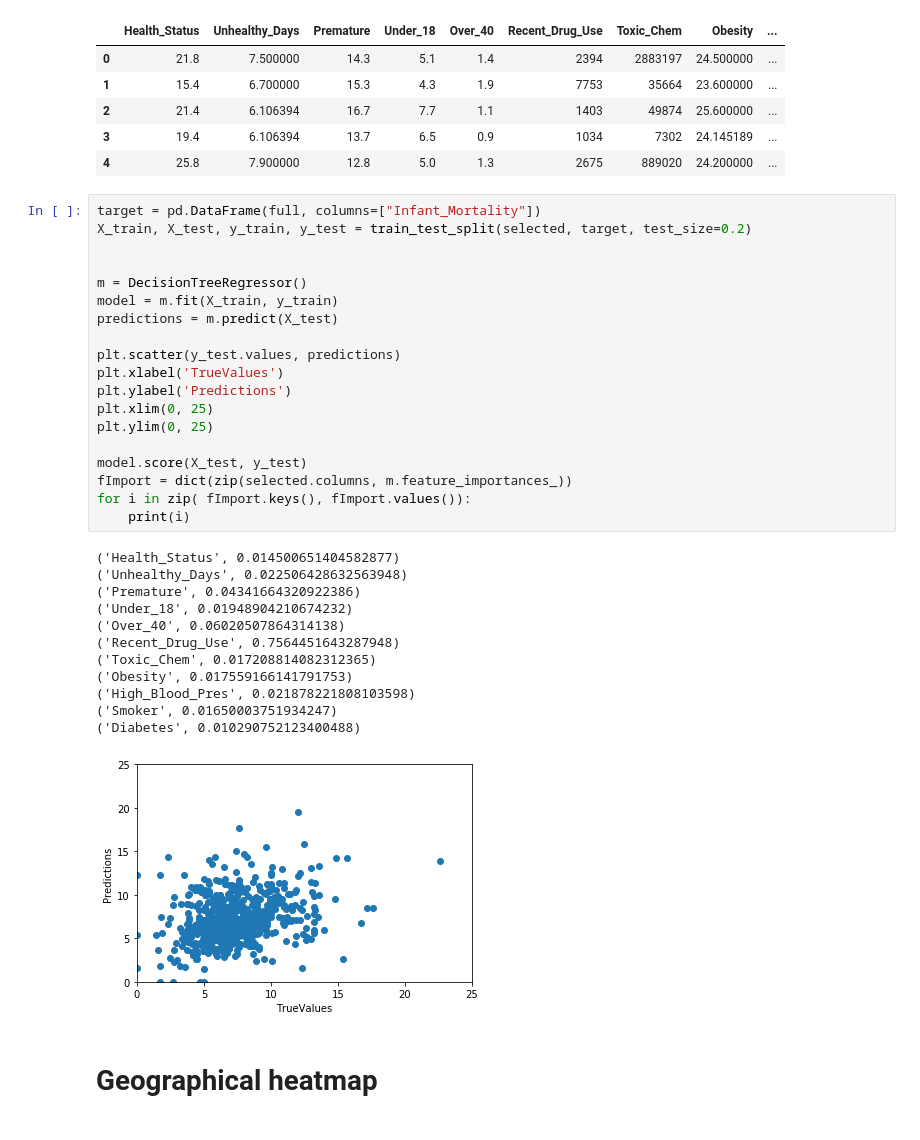
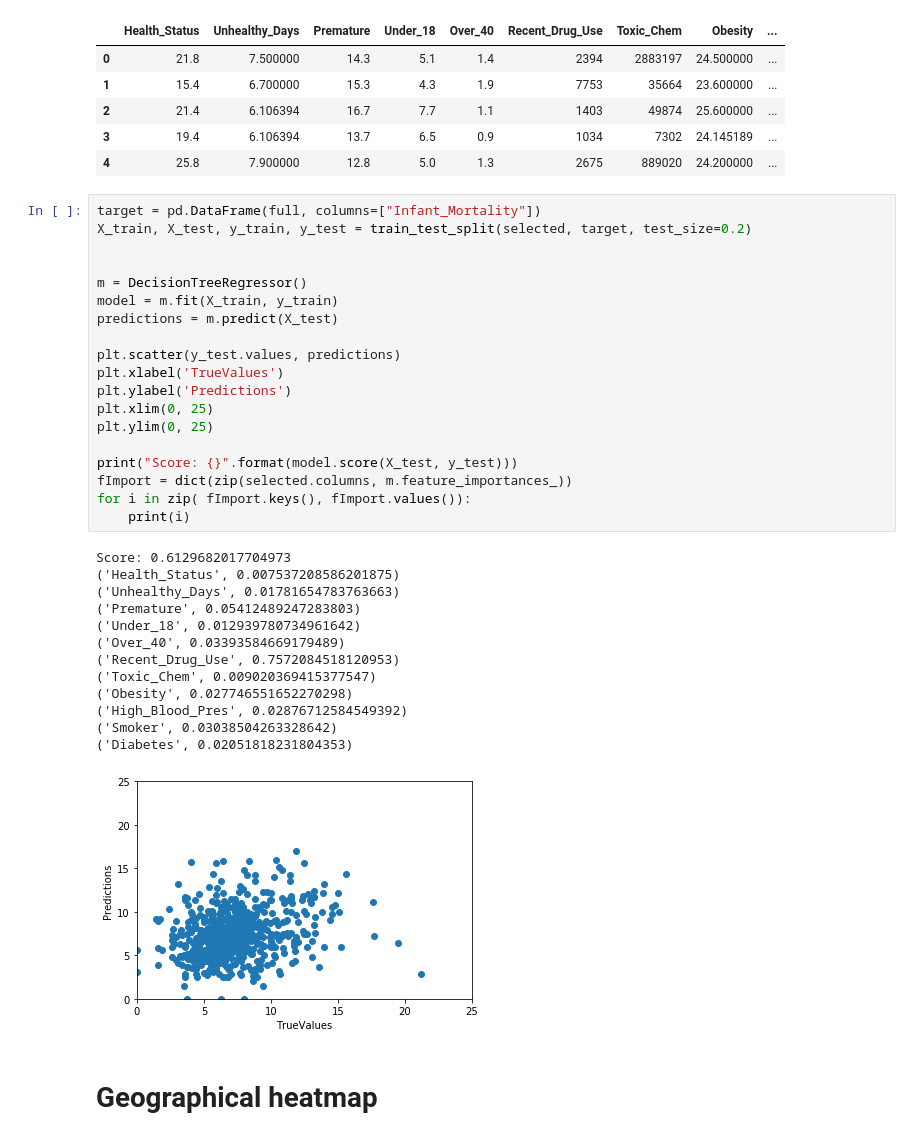
Before and after one commit to fpu-spring2019-ml-team2/MachineLearning, a Jupyter notebook: ML_Project.ipynb, the cells around one changed output. Drawn from its saved outputs; the diff is of its cells as text.

```diff
--- a/ML_Project.ipynb
+++ b/ML_Project.ipynb
@@ -173,35 +173,36 @@ toxic.head()
 # %%
 target = pd.DataFrame(full, columns=["Infant_Mortality"])
 X_train, X_test, y_train, y_test = train_test_split(selected, target, test_size=0.2)
 
 
 m = DecisionTreeRegressor()
 model = m.fit(X_train, y_train)
 predictions = m.predict(X_test)
 
 plt.scatter(y_test.values, predictions)
 plt.xlabel('TrueValues')
 plt.ylabel('Predictions')
 plt.xlim(0, 25)
 plt.ylim(0, 25)
 
-model.score(X_test, y_test)
+print("Score: {}".format(model.score(X_test, y_test)))
 fImport = dict(zip(selected.columns, m.feature_importances_))
 for i in zip( fImport.keys(), fImport.values()):
     print(i)
 # %% [output]
-('Health_Status', 0.014500651404582877)
-('Unhealthy_Days', 0.022506428632563948)
-('Premature', 0.04341664320922386)
-('Under_18', 0.01948904210674232)
-('Over_40', 0.06020507864314138)
-('Recent_Drug_Use', 0.7564451643287948)
-('Toxic_Chem', 0.017208814082312365)
-('Obesity', 0.017559166141791753)
-('High_Blood_Pres', 0.021878221808103598)
-('Smoker', 0.01650003751934247)
-('Diabetes', 0.010290752123400488)
+Score: 0.6129682017704973
+('Health_Status', 0.007537208586201875)
+('Unhealthy_Days', 0.01781654783763663)
+('Premature', 0.05412489247283803)
+('Under_18', 0.012939780734961642)
+('Over_40', 0.03393584669179489)
+('Recent_Drug_Use', 0.7572084518120953)
+('Toxic_Chem', 0.009020369415377547)
+('Obesity', 0.027746551652270298)
+('High_Blood_Pres', 0.02876712584549392)
+('Smoker', 0.03038504263328642)
+('Diabetes', 0.02051818231804353)
-[figure, old version]
+[figure, new version]
 # %% [markdown]
 # Geographical heatmap
 # %%
```
Also changed, not shown: parts of 3 cells of this notebook, 1 other file.
